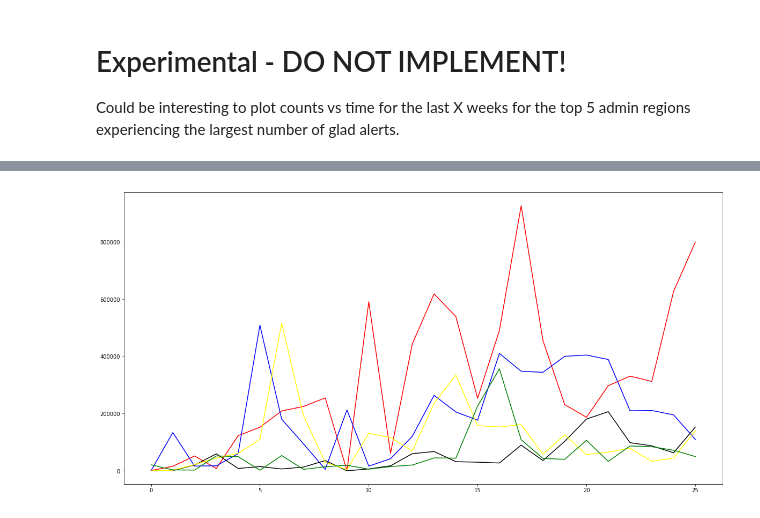
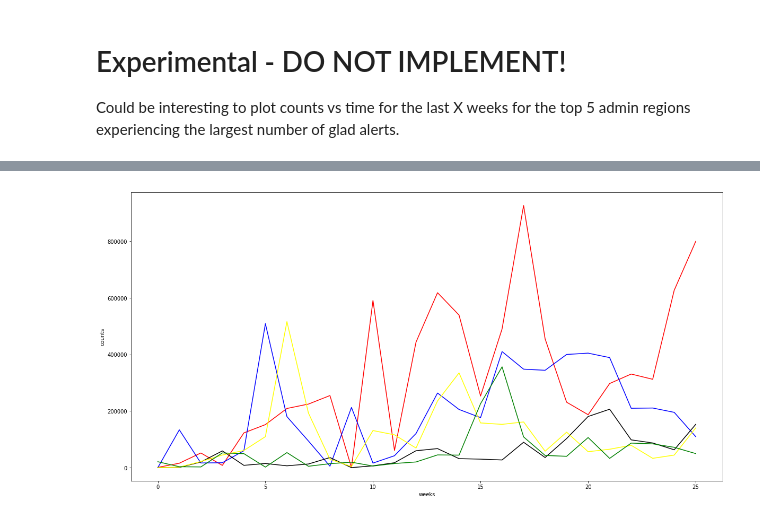
Before and after one commit to Vizzuality/gfw_nbks, a Jupyter notebook: GLADs-Biodiversity.ipynb, the cells around one changed output, grey strips where cells are left out. Cells and saved outputs as stored; diff of their text form; code cells hidden in the pictures.

```diff
--- a/GLADs-Biodiversity.ipynb
+++ b/GLADs-Biodiversity.ipynb
@@ -364,36 +342,36 @@ https://production-api.globalforestwatch.org/query/b6c75127-85c1-42fa-81a4-088d3
 # %%
 x_val = []
 
 y1 = []
 y2 = []
 y3 = []
 y4 = []
 y5 = []
 
 for i in range(0, 26):
-    y1.append(rank_data[0].get('data')[i].get('count'))
-    y2.append(rank_data[1].get('data')[i].get('count'))
-    y3.append(rank_data[2].get('data')[i].get('count'))
-    y4.append(rank_data[3].get('data')[i].get('count'))
-    y5.append(rank_data[4].get('data')[i].get('count'))
+    y1.append(test_data[0].get('data')[i].get('count'))
+    y2.append(test_data[1].get('data')[i].get('count'))
+    y3.append(test_data[2].get('data')[i].get('count'))
+    y4.append(test_data[3].get('data')[i].get('count'))
+    y5.append(test_data[4].get('data')[i].get('count'))
     x_val.append(i)
 
 plt.figure(figsize=(20,10))
 
 plt.plot(x_val, y1, 'r-', color='red')  # week in question=RED
 plt.plot(x_val, y2, 'r-', color='blue')  # mean=BLACK
 plt.plot(x_val, y3, 'r-',color='black')  # mean=BLACK
 plt.plot(x_val, y4, 'r-',color='yellow')  # mean=BLACK
 plt.plot(x_val, y5, 'r-',color='green')  # mean=BLACK
 
 
-# ax = plt.gca()
+ax = plt.gca()
 
 ax.set_xlabel('weeks')
 ax.set_ylabel('counts')
 
 plt.show()
 # %% [output]
-[figure, old version]
+[figure, new version]
 # %%
 # Problem. Need to Fill zeroes. Again.
```
Also changed, not shown: parts of 6 cells of this notebook.
